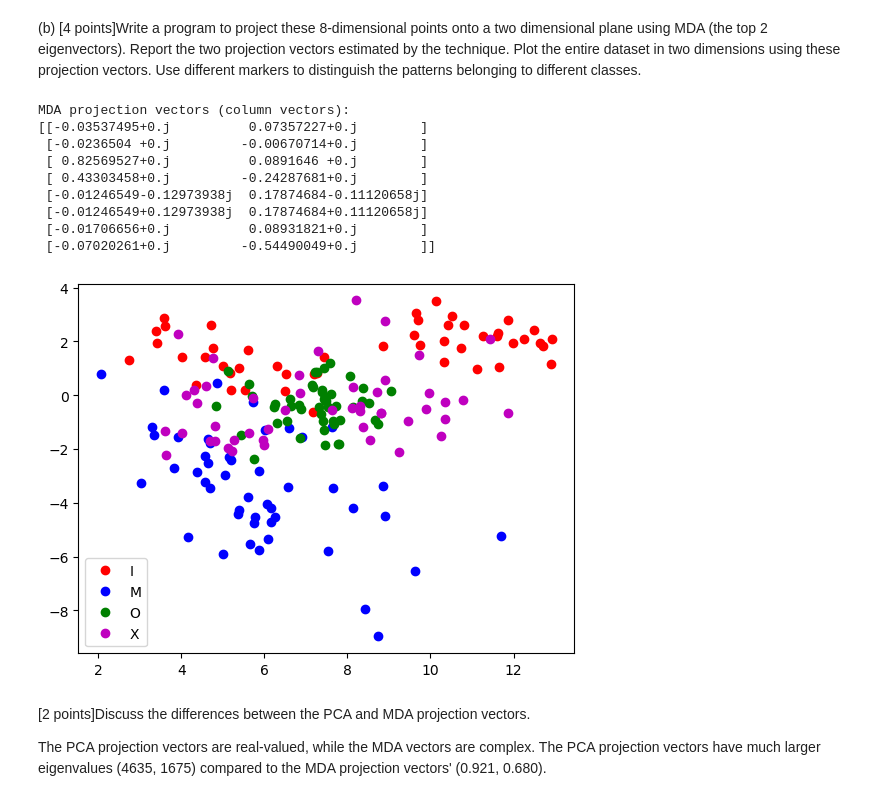
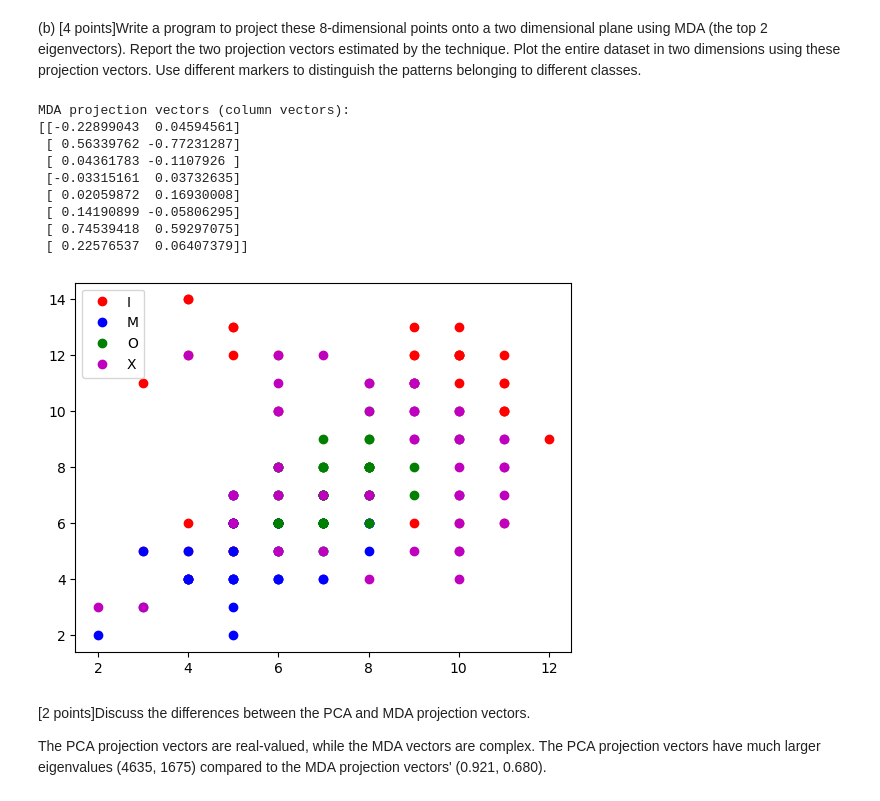
Before and after one commit to rikipls/CSE-802-Homework, a Jupyter notebook: hw4/hw4.ipynb, the cells around one changed output. Saved outputs shown, nothing was run; the diff lists cells and outputs as text; code cells hidden in the pictures.

```diff
--- a/hw4/hw4.ipynb
+++ b/hw4/hw4.ipynb
@@ -36,7 +36,7 @@ def get_scatter(mean: np.ndarray, data: pd.DataFrame) -> np.ndarray:
 
 global_scatter = get_scatter(global_mean, imox_unlabeled)
 
-eig_val, eig_vec = np.linalg.eig(global_scatter)
+eig_val, eig_vec = np.linalg.eigh(global_scatter)
 val_vec_pairs = list(zip(eig_val, eig_vec))
 val_vec_pairs.sort(reverse=True, key=lambda pair: pair[0])
 
@@ -91,47 +91,57 @@ O_scatter = get_scatter(O_mean, O_data)
 X_scatter = get_scatter(X_mean, X_data)
 
 within_class_scatter = I_scatter + M_scatter + O_scatter + X_scatter
 
 between_class_scatter = np.zeros((len(global_mean), len(global_mean)))
 
 for data, mean in [(I_data, I_mean), (M_data, M_mean), (O_data, O_mean), (X_data, X_mean)]:
     x = np.atleast_2d(mean - global_mean)
     between_class_scatter += len(data) * (x.T @ x)
 
-eig_val, eig_vec = np.linalg.eig(np.linalg.inv(within_class_scatter)
+eig_val, eig_vec = np.linalg.eigh(np.linalg.inv(within_class_scatter)
                                  @ between_class_scatter )
 val_vec_pairs = list(zip(eig_val, eig_vec))
 val_vec_pairs.sort(reverse=True, key=lambda pair: pair[0])
 
 top_2_vecs = val_vec_pairs[:2]
 eigenmatrix = np.vstack((top_2_vecs[0][1], top_2_vecs[1][1]))
 print(f'MDA projection vectors (column vectors):\n{eigenmatrix.T}')
 
 projected_points = []
 for i, vec in enumerate(imox_unlabeled.to_numpy()):
     projected_points.append((labels[i], eigenmatrix @ vec))
 
-I_points = np.array([vec for i, vec in projected_points if i == 1])
-M_points = np.array([vec for i, vec in projected_points if i == 2])
-O_points = np.array([vec for i, vec in projected_points if i == 3])
-X_points = np.array([vec for i, vec in projected_points if i == 4])
+# I_points = np.array([vec for i, vec in projected_points if i == 1])
+# M_points = np.array([vec for i, vec in projected_points if i == 2])
+# O_points = np.array([vec for i, vec in projected_points if i == 3])
+# X_points = np.array([vec for i, vec in projected_points if i == 4])
+# plt.plot(I_points[:, 0], I_points[:, 1], 'ro', label='I')
+# plt.plot(M_points[:, 0], M_points[:, 1], 'bo', label='M')
+# plt.plot(O_points[:, 0], O_points[:, 1], 'go', label='O')
+# plt.plot(X_points[:, 0], X_points[:, 1], 'mo', label='X')
+# plt.legend()
+# plt.show()
+I_points = I_data.to_numpy()
+M_points = M_data.to_numpy()
+O_points = O_data.to_numpy()
+X_points = X_data.to_numpy()
 plt.plot(I_points[:, 0], I_points[:, 1], 'ro', label='I')
 plt.plot(M_points[:, 0], M_points[:, 1], 'bo', label='M')
 plt.plot(O_points[:, 0], O_points[:, 1], 'go', label='O')
 plt.plot(X_points[:, 0], X_points[:, 1], 'mo', label='X')
 plt.legend()
 plt.show()
 # %% [output]
 MDA projection vectors (column vectors):
-[[-0.03537495+0.j          0.07357227+0.j        ]
- [-0.0236504 +0.j         -0.00670714+0.j        ]
- [ 0.82569527+0.j          0.0891646 +0.j        ]
- [ 0.43303458+0.j         -0.24287681+0.j        ]
- [-0.01246549-0.12973938j  0.17874684-0.11120658j]
- [-0.01246549+0.12973938j  0.17874684+0.11120658j]
- [-0.01706656+0.j          0.08931821+0.j        ]
- [-0.07020261+0.j         -0.54490049+0.j        ]]
+[[-0.22899043  0.04594561]
+ [ 0.56339762 -0.77231287]
+ [ 0.04361783 -0.1107926 ]
+ [-0.03315161  0.03732635]
+ [ 0.02059872  0.16930008]
+ [ 0.14190899 -0.05806295]
+ [ 0.74539418  0.59297075]
+ [ 0.22576537  0.06407379]]
-[figure, old version]
+[figure, new version]
 # %% [markdown]
 [2 points]Discuss the differences between the PCA and MDA projection vectors.
 
```
Also changed, not shown: parts of 13 cells of this notebook.
